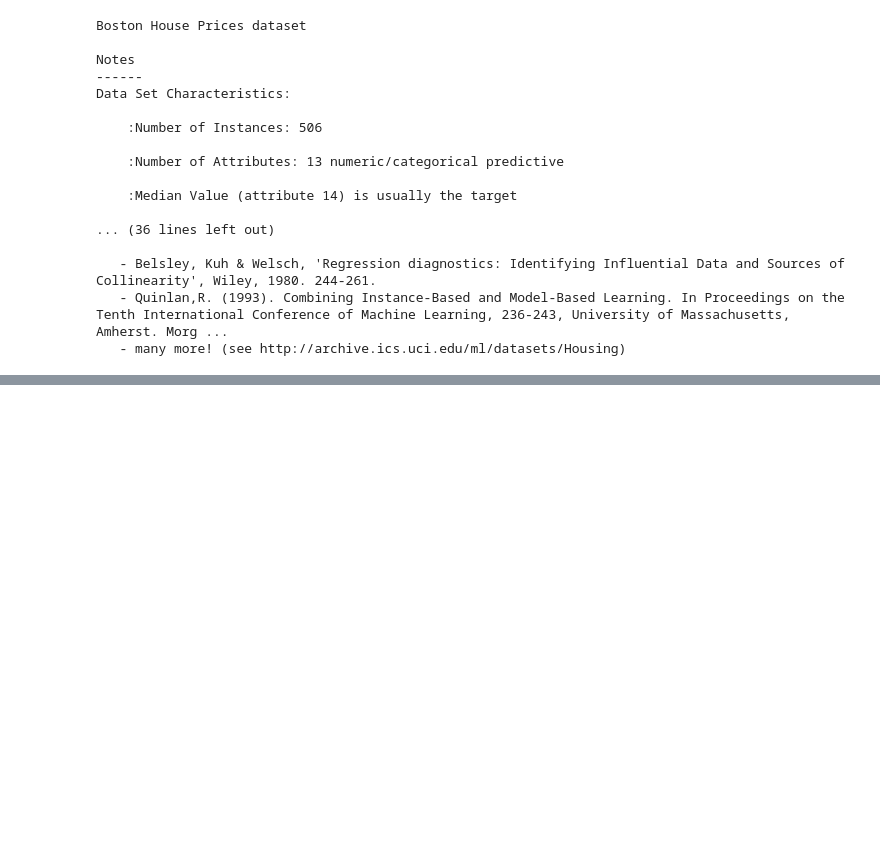
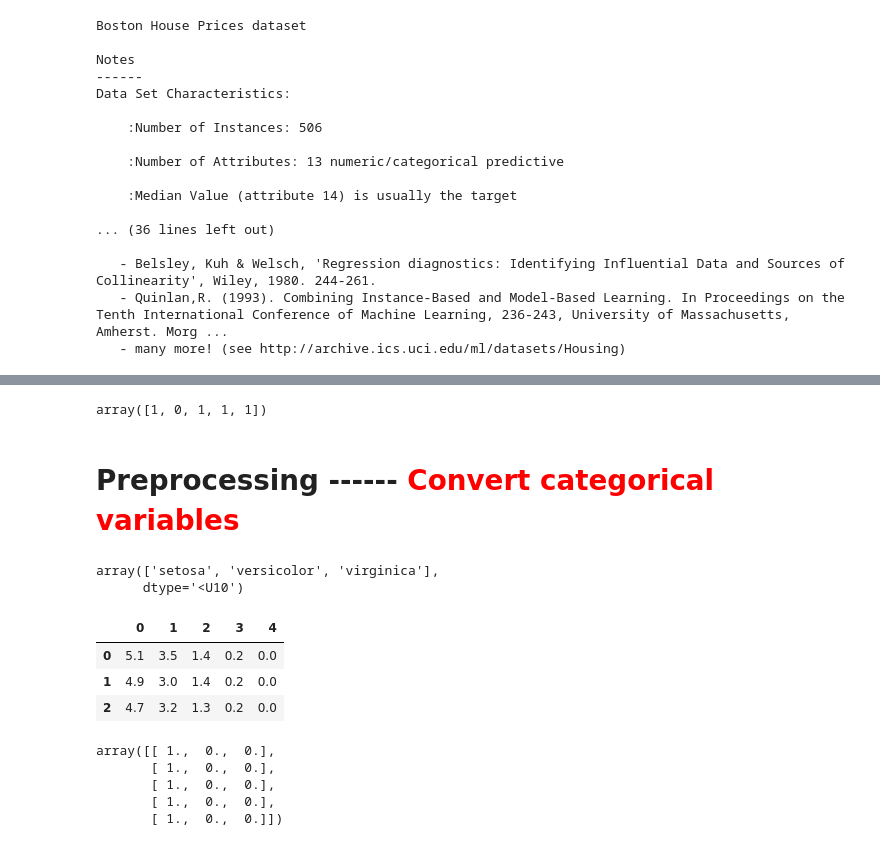
Before and after one commit to LyuuuuXinwei/KaggleProject, a Jupyter notebook: Pre-Process.ipynb, the cells around one changed output, grey strips where cells are left out. Cells and saved outputs as stored; diff of their text form; code cells hidden in the pictures; blank space fills up the shorter version.

```diff
--- a/Pre-Process.ipynb
+++ b/Pre-Process.ipynb
@@ -53,0 +172,2 @@ plt.scatter(blobs_set[0][:,0], blobs_set[0][:,1], c=blobs_set[1])
+# %%
+boston = datasets.load_boston()
@@ -53,0 +178,24 @@ plt.scatter(blobs_set[0][:,0], blobs_set[0][:,1], c=blobs_set[1])
+# %%
+(boston.target > boston.target.mean()).astype(int)[:5]
+# %% [output]
+array([1, 0, 1, 1, 1])
+# %% [markdown]
+# Preprocessing ------ <font color='red'>Convert categorical variables</color>
+# %%
+iris = datasets.load_iris()
+x = iris.data
+y = iris.target
+# %%
+d_pd = pd.DataFrame(d, columns=iris.feature_names)
+# %%
+iris.target_names
+# %% [output]
+array(['setosa', 'versicolor', 'virginica'],
+      dtype='<U10')
+# %%
+d_pd.head(3)
+# %% [output]
+|  | 0 | 1 | 2 | 3 | 4 |
+| 0 | 5.1 | 3.5 | 1.4 | 0.2 | 0.0 |
+| 1 | 4.9 | 3.0 | 1.4 | 0.2 | 0.0 |
+| 2 | 4.7 | 3.2 | 1.3 | 0.2 | 0.0 |
@@ -53,0 +205,9 @@ plt.scatter(blobs_set[0][:,0], blobs_set[0][:,1], c=blobs_set[1])
+# %%
+text_encoder = preprocessing.OneHotEncoder()
+text_encoder.fit_transform(d[:,-1:]).toarray()[:5]
+# %% [output]
+array([[ 1.,  0.,  0.],
+       [ 1.,  0.,  0.],
+       [ 1.,  0.,  0.],
+       [ 1.,  0.,  0.],
+       [ 1.,  0.,  0.]])
```
Also changed, not shown: parts of 26 cells of this notebook.
